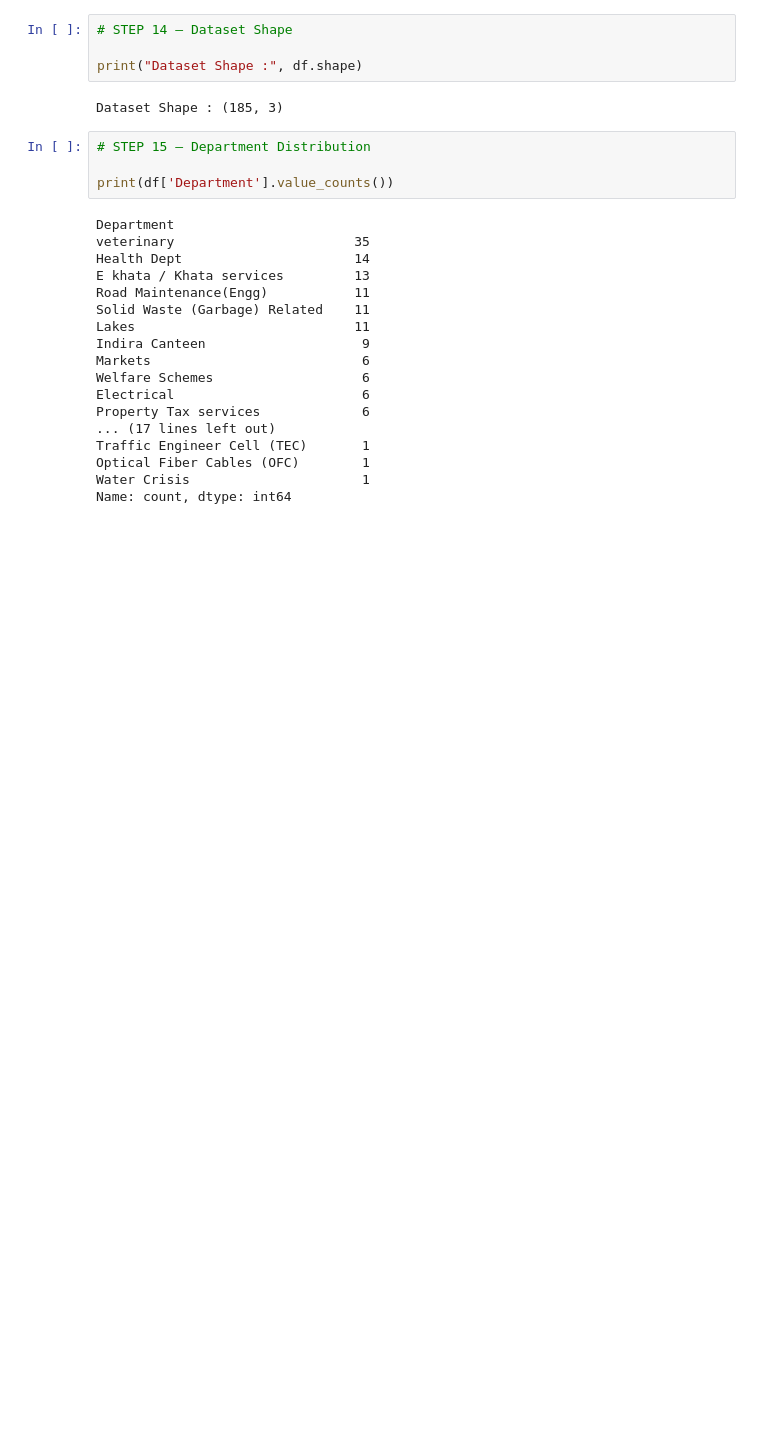
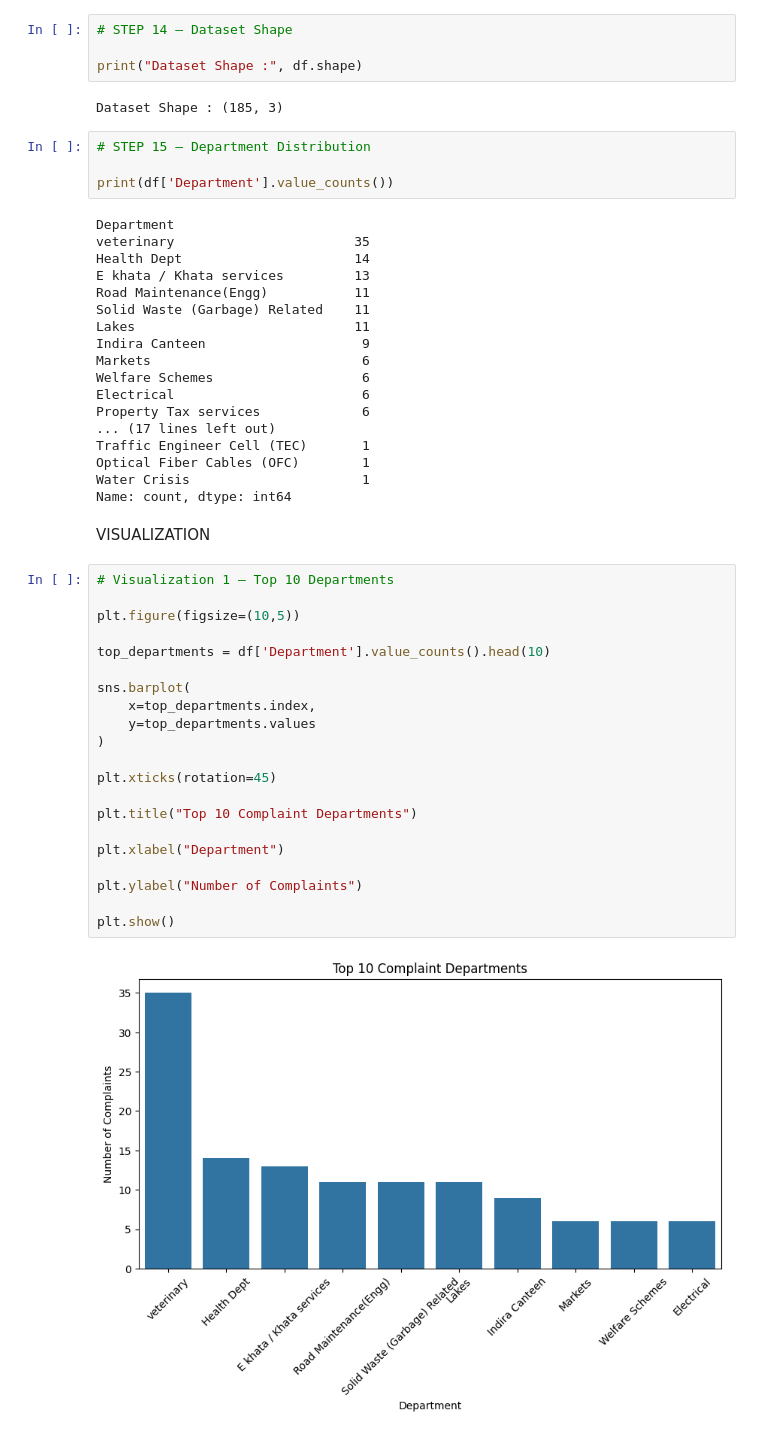
Before and after one commit to liyajasminn/AI-Citizen-Grievance-System, a Jupyter notebook: work.ipynb, the cells around one changed output. Cells and saved outputs as stored; diff of their text form; blank space fills up the shorter version.

Commit message:
Completed EDA visualization

```diff
--- a/work.ipynb
+++ b/work.ipynb
@@ -319,3 +319,28 @@ Traffic Engineer Cell (TEC)       1
 Optical Fiber Cables (OFC)        1
 Water Crisis                      1
 Name: count, dtype: int64
+# %% [markdown]
+VISUALIZATION
+# %%
+# Visualization 1 — Top 10 Departments
+
+plt.figure(figsize=(10,5))
+
+top_departments = df['Department'].value_counts().head(10)
+
+sns.barplot(
+    x=top_departments.index,
+    y=top_departments.values
+)
+
+plt.xticks(rotation=45)
+
+plt.title("Top 10 Complaint Departments")
+
+plt.xlabel("Department")
+
+plt.ylabel("Number of Complaints")
+
+plt.show()
+# %% [output]
+[figure, added]
```
Also changed, not shown: parts of 3 cells of this notebook.
